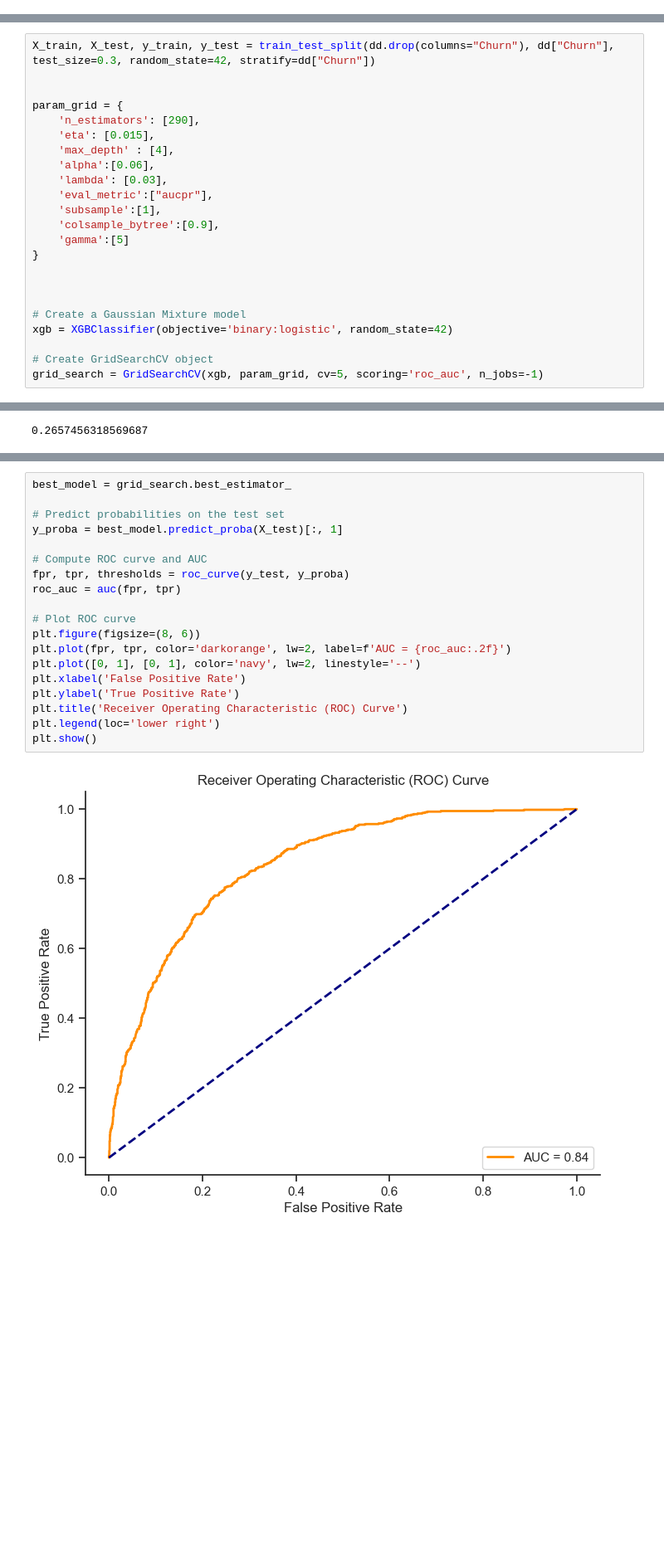
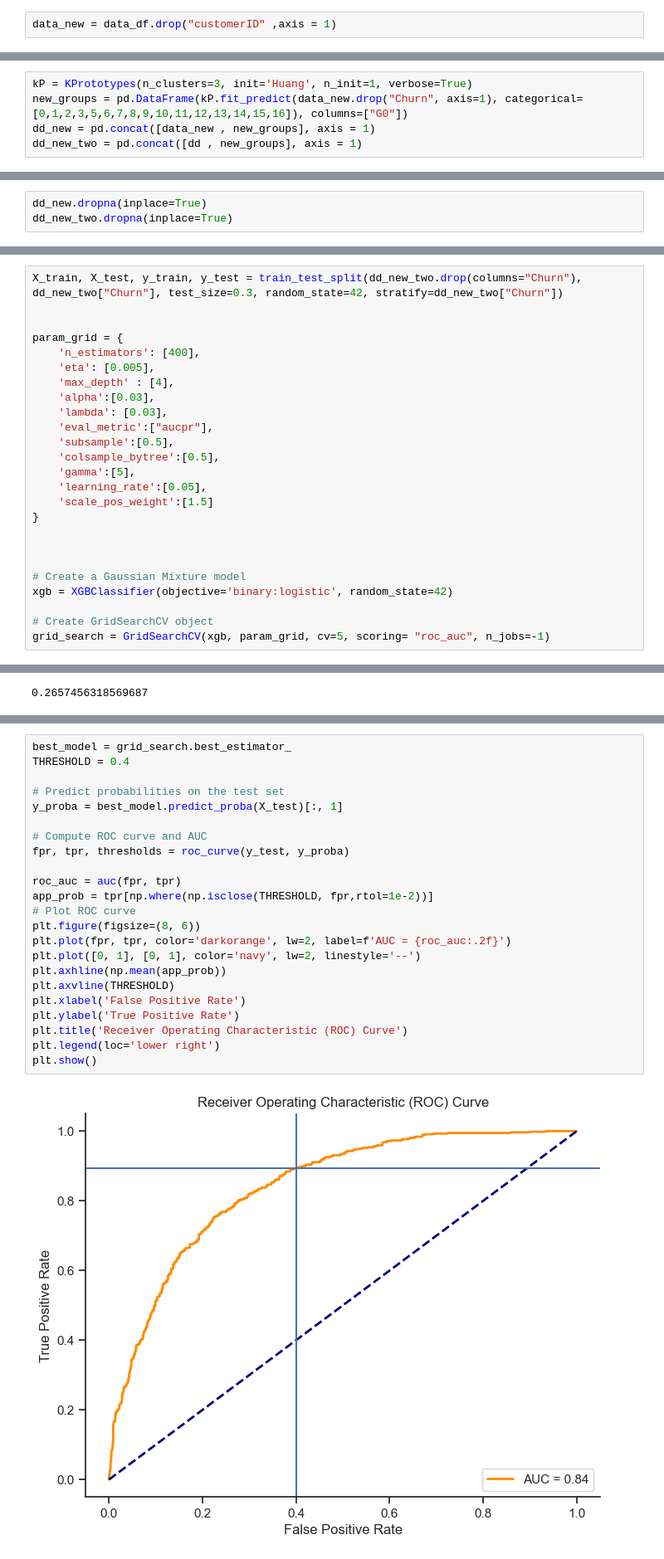
Before and after one commit to fbrownp/ml-churn, a Jupyter notebook: research/EDA_churn_analysis.ipynb, the cells around one changed output, grey strips where cells are left out. Shown at 83% size. Drawn from its saved outputs; the diff is of its cells as text; blank space fills up the shorter version.

```diff
--- a/research/EDA_churn_analysis.ipynb
+++ b/research/EDA_churn_analysis.ipynb
@@ -286,0 +421,2 @@ plt.show()
+# %%
+data_new = data_df.drop("customerID" ,axis = 1)
@@ -286,0 +505,5 @@ plt.show()
+# %%
+kP = KPrototypes(n_clusters=3, init='Huang', n_init=1, verbose=True)
+new_groups = pd.DataFrame(kP.fit_predict(data_new.drop("Churn", axis=1), categorical=[0,1,2,3,5,6,7,8,9,10,11,12,13,14,15,16]), columns=["G0"])
+dd_new = pd.concat([data_new , new_groups], axis = 1)
+dd_new_two = pd.concat([dd , new_groups], axis = 1)
@@ -286,0 +522,3 @@ plt.show()
+# %%
+dd_new.dropna(inplace=True)
+dd_new_two.dropna(inplace=True)
@@ -287,17 +621,19 @@ plt.show()
 # %%
-X_train, X_test, y_train, y_test = train_test_split(dd.drop(columns="Churn"), dd["Churn"], test_size=0.3, random_state=42, stratify=dd["Churn"])
+X_train, X_test, y_train, y_test = train_test_split(dd_new_two.drop(columns="Churn"), dd_new_two["Churn"], test_size=0.3, random_state=42, stratify=dd_new_two["Churn"])
 
 
 param_grid = {
-    'n_estimators': [290],
-    'eta': [0.015],
+    'n_estimators': [400],
+    'eta': [0.005],
     'max_depth' : [4],
-    'alpha':[0.06],
+    'alpha':[0.03],
     'lambda': [0.03],
     'eval_metric':["aucpr"],
-    'subsample':[1],
-    'colsample_bytree':[0.9],
-    'gamma':[5]
+    'subsample':[0.5],
+    'colsample_bytree':[0.5],
+    'gamma':[5],
+    'learning_rate':[0.05],
+    'scale_pos_weight':[1.5]
 }
 
 
@@ -306,7 +642,7 @@ param_grid = {
 xgb = XGBClassifier(objective='binary:logistic', random_state=42)
 
 # Create GridSearchCV object
-grid_search = GridSearchCV(xgb, param_grid, cv=5, scoring='roc_auc', n_jobs=-1)
+grid_search = GridSearchCV(xgb, param_grid, cv=5, scoring= "roc_auc", n_jobs=-1)
 # %%
 (y_test == 1).sum()/y_test.count()
 # %% [output]
@@ -366,21 +700,25 @@ pd.DataFrame(grid_search.cv_results_)
 # %%
 best_model = grid_search.best_estimator_
+THRESHOLD = 0.4
 
 # Predict probabilities on the test set
 y_proba = best_model.predict_proba(X_test)[:, 1]
 
 # Compute ROC curve and AUC
 fpr, tpr, thresholds = roc_curve(y_test, y_proba)
+
 roc_auc = auc(fpr, tpr)
-
+app_prob = tpr[np.where(np.isclose(THRESHOLD, fpr,rtol=1e-2))]
 # Plot ROC curve
 plt.figure(figsize=(8, 6))
 plt.plot(fpr, tpr, color='darkorange', lw=2, label=f'AUC = {roc_auc:.2f}')
 plt.plot([0, 1], [0, 1], color='navy', lw=2, linestyle='--')
+plt.axhline(np.mean(app_prob))
+plt.axvline(THRESHOLD)
 plt.xlabel('False Positive Rate')
 plt.ylabel('True Positive Rate')
 plt.title('Receiver Operating Characteristic (ROC) Curve')
 plt.legend(loc='lower right')
 plt.show()
 # %% [output]
-[figure, old version]
+[figure, new version]
```
Also changed, not shown: parts of 90 cells of this notebook, 1 other file.
